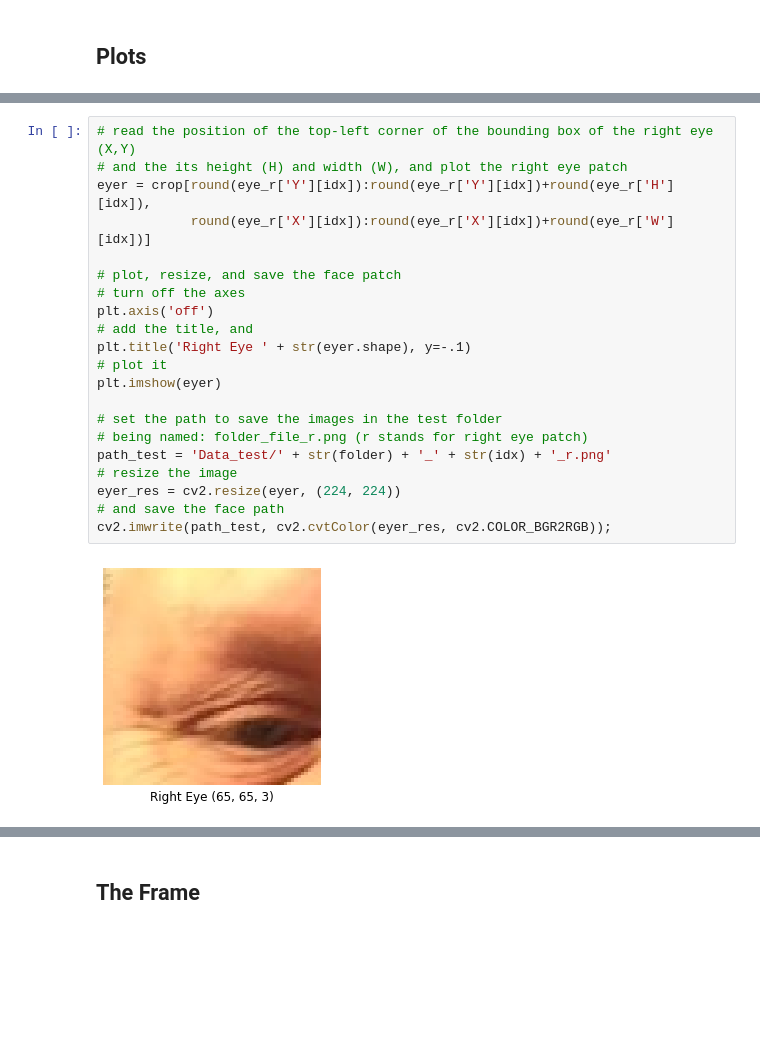
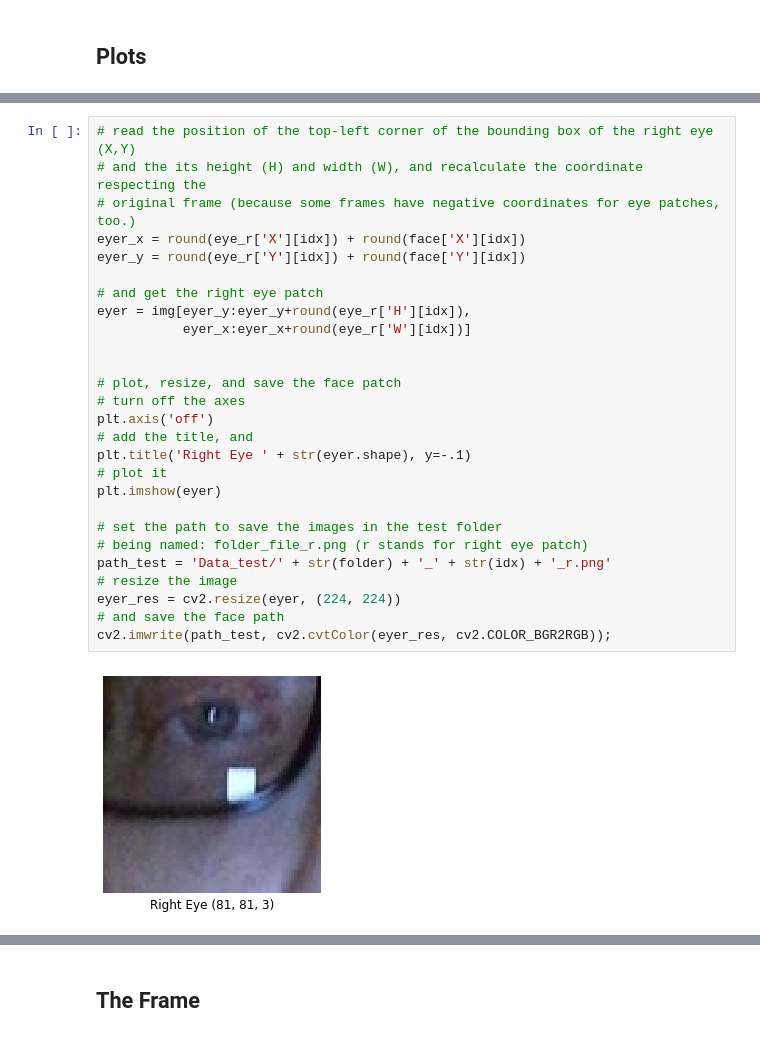
Before and after one commit to shrnkm/ETE, a Jupyter notebook: Data/data_reader_sample.ipynb, the cells around one changed output, grey strips where cells are left out. Drawn from its saved outputs; the diff is of its cells as text; blank space fills up the shorter version.

Commit message:
add MTCNN patches

```diff
--- a/Data/data_reader_sample.ipynb
+++ b/Data/data_reader_sample.ipynb
@@ -166,26 +171,32 @@ cv2.imwrite(path_test, cv2.cvtColor(eyel_res, cv2.COLOR_BGR2RGB));
 # %%
 # read the position of the top-left corner of the bounding box of the right eye (X,Y)
-# and the its height (H) and width (W), and plot the right eye patch
-eyer = crop[round(eye_r['Y'][idx]):round(eye_r['Y'][idx])+round(eye_r['H'][idx]),
-            round(eye_r['X'][idx]):round(eye_r['X'][idx])+round(eye_r['W'][idx])]
+# and the its height (H) and width (W), and recalculate the coordinate respecting the
+# original frame (because some frames have negative coordinates for eye patches, too.)
+eyer_x = round(eye_r['X'][idx]) + round(face['X'][idx])
+eyer_y = round(eye_r['Y'][idx]) + round(face['Y'][idx])
+
+# and get the right eye patch
+eyer = img[eyer_y:eyer_y+round(eye_r['H'][idx]),
+           eyer_x:eyer_x+round(eye_r['W'][idx])]
+
 
 # plot, resize, and save the face patch
 # turn off the axes
 plt.axis('off')
 # add the title, and
 plt.title('Right Eye ' + str(eyer.shape), y=-.1)
 # plot it
 plt.imshow(eyer)
 
 # set the path to save the images in the test folder
 # being named: folder_file_r.png (r stands for right eye patch)
 path_test = 'Data_test/' + str(folder) + '_' + str(idx) + '_r.png'
 # resize the image
 eyer_res = cv2.resize(eyer, (224, 224))
 # and save the face path
 cv2.imwrite(path_test, cv2.cvtColor(eyer_res, cv2.COLOR_BGR2RGB));
 # %% [output]
-[figure, old version]
+[figure, new version]
 # %%
 fig, ax = plt.subplots()
 
```
Also changed, not shown: parts of 11 cells of this notebook, 21 other files.
